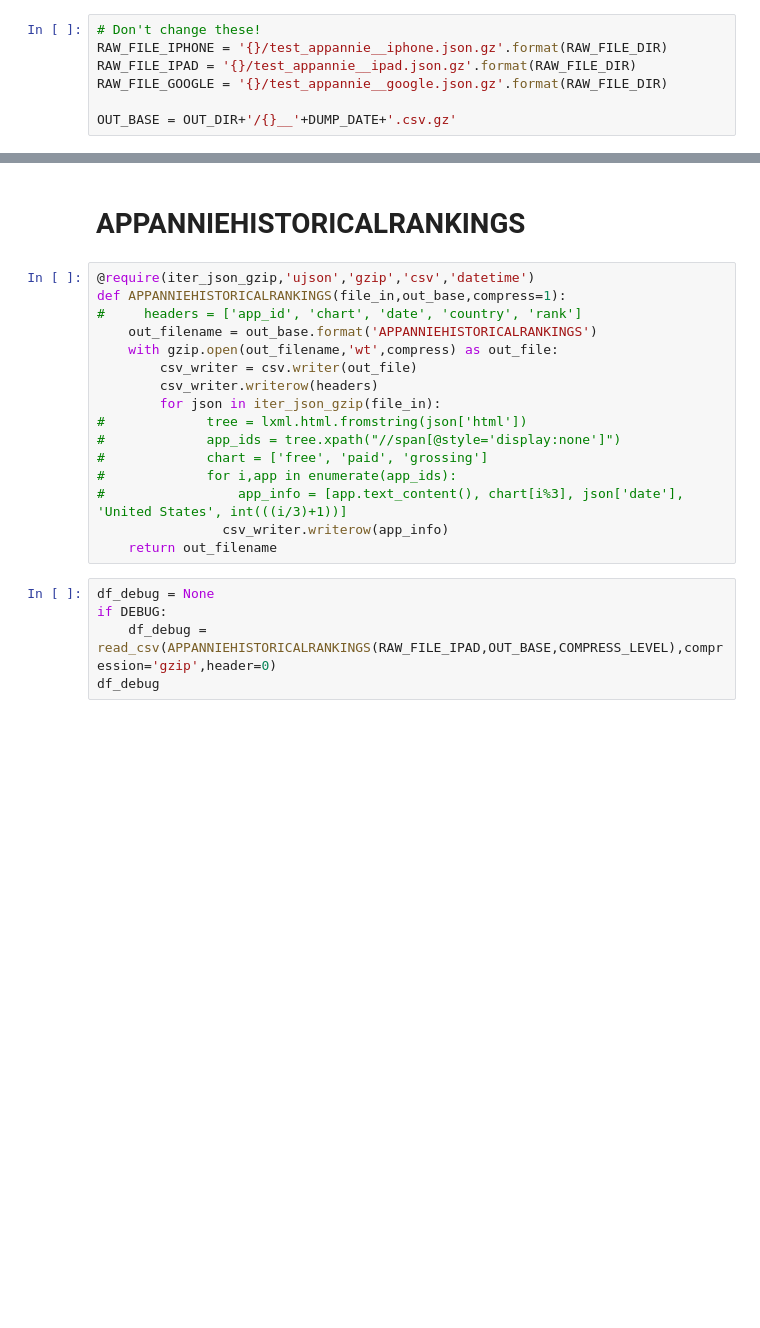
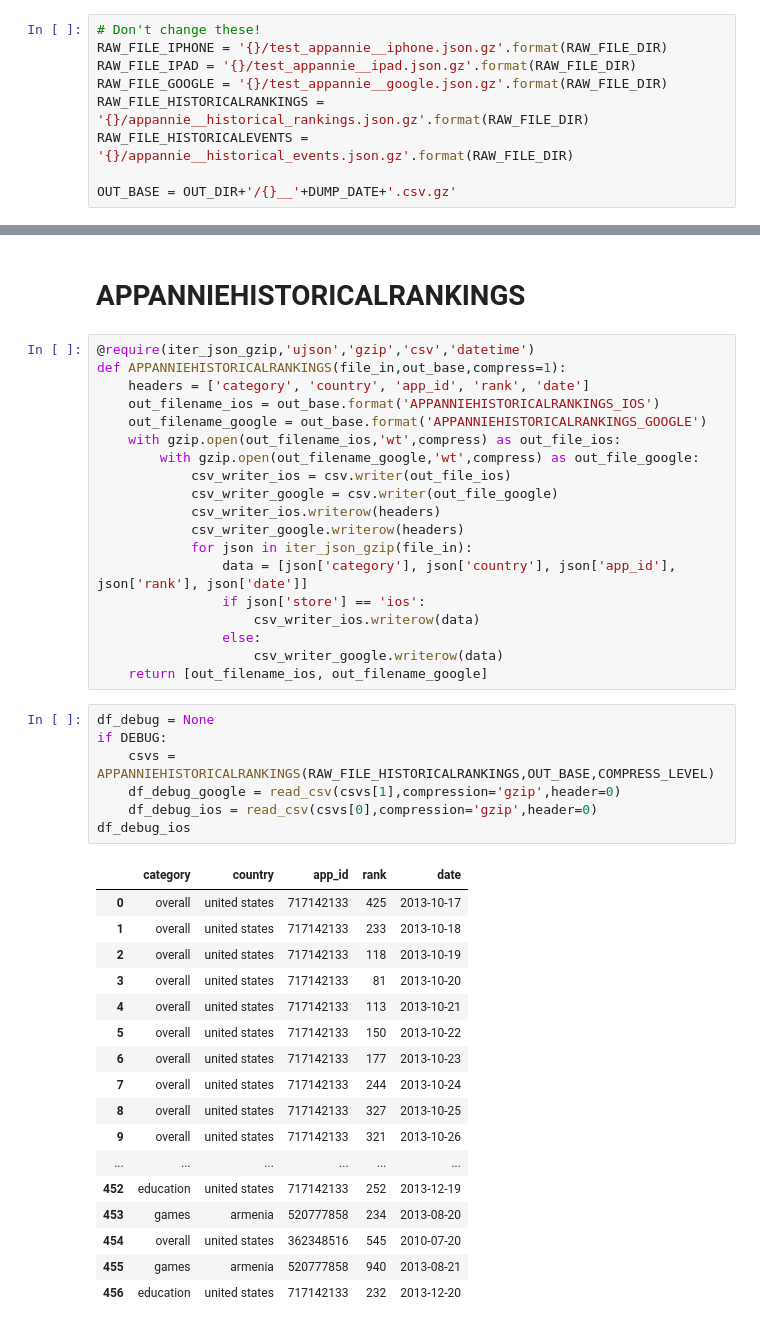
Before and after one commit to kushagrasharma/data_requests, a Jupyter notebook: appannie/AppAnnie.ipynb, the cells around one changed output, grey strips where cells are left out. Drawn from its saved outputs; the diff is of its cells as text; blank space fills up the shorter version.

```diff
--- a/appannie/AppAnnie.ipynb
+++ b/appannie/AppAnnie.ipynb
@@ -30,6 +30,8 @@ PARALLEL = 0
 RAW_FILE_IPHONE = '{}/test_appannie__iphone.json.gz'.format(RAW_FILE_DIR)
 RAW_FILE_IPAD = '{}/test_appannie__ipad.json.gz'.format(RAW_FILE_DIR)
 RAW_FILE_GOOGLE = '{}/test_appannie__google.json.gz'.format(RAW_FILE_DIR)
+RAW_FILE_HISTORICALRANKINGS = '{}/appannie__historical_rankings.json.gz'.format(RAW_FILE_DIR)
+RAW_FILE_HISTORICALEVENTS = '{}/appannie__historical_events.json.gz'.format(RAW_FILE_DIR)
 
 OUT_BASE = OUT_DIR+'/{}__'+DUMP_DATE+'.csv.gz'
 # %%
@@ -225,23 +278,46 @@ df_debug
 # %% [markdown]
 # APPANNIEHISTORICALRANKINGS
-# %%
-@require(iter_json_gzip,'ujson','gzip','csv','datetime')
-def APPANNIEHISTORICALRANKINGS(file_in,out_base,compress=1):
-#     headers = ['app_id', 'chart', 'date', 'country', 'rank']
-    out_filename = out_base.format('APPANNIEHISTORICALRANKINGS')
-    with gzip.open(out_filename,'wt',compress) as out_file:
-        csv_writer = csv.writer(out_file)
-        csv_writer.writerow(headers)
-        for json in iter_json_gzip(file_in):
-#             tree = lxml.html.fromstring(json['html'])
-#             app_ids = tree.xpath("//span[@style='display:none']")
-#             chart = ['free', 'paid', 'grossing']
-#             for i,app in enumerate(app_ids):
-#                 app_info = [app.text_content(), chart[i%3], json['date'], 'United States', int(((i/3)+1))]
-                csv_writer.writerow(app_info)
-    return out_filename
+# %%
+@require(iter_json_gzip,'ujson','gzip','csv','datetime')
+def APPANNIEHISTORICALRANKINGS(file_in,out_base,compress=1):
+    headers = ['category', 'country', 'app_id', 'rank', 'date']
+    out_filename_ios = out_base.format('APPANNIEHISTORICALRANKINGS_IOS')
+    out_filename_google = out_base.format('APPANNIEHISTORICALRANKINGS_GOOGLE')
+    with gzip.open(out_filename_ios,'wt',compress) as out_file_ios:
+        with gzip.open(out_filename_google,'wt',compress) as out_file_google:
+            csv_writer_ios = csv.writer(out_file_ios)
+            csv_writer_google = csv.writer(out_file_google)
+            csv_writer_ios.writerow(headers)
+            csv_writer_google.writerow(headers)
+            for json in iter_json_gzip(file_in):
+                data = [json['category'], json['country'], json['app_id'], json['rank'], json['date']]
+                if json['store'] == 'ios':
+                    csv_writer_ios.writerow(data)
+                else:
+                    csv_writer_google.writerow(data)
+    return [out_filename_ios, out_filename_google]
 # %%
 df_debug = None
 if DEBUG:
-    df_debug = read_csv(APPANNIEHISTORICALRANKINGS(RAW_FILE_IPAD,OUT_BASE,COMPRESS_LEVEL),compression='gzip',header=0)
-df_debug
+    csvs = APPANNIEHISTORICALRANKINGS(RAW_FILE_HISTORICALRANKINGS,OUT_BASE,COMPRESS_LEVEL)
+    df_debug_google = read_csv(csvs[1],compression='gzip',header=0)
+    df_debug_ios = read_csv(csvs[0],compression='gzip',header=0)
+df_debug_ios
+# %% [output]
+|  | category | country | app_id | rank | date |
+| 0 | overall | united states | 717142133 | 425 | 2013-10-17 |
+| 1 | overall | united states | 717142133 | 233 | 2013-10-18 |
+| 2 | overall | united states | 717142133 | 118 | 2013-10-19 |
+| 3 | overall | united states | 717142133 | 81 | 2013-10-20 |
+| 4 | overall | united states | 717142133 | 113 | 2013-10-21 |
+| 5 | overall | united states | 717142133 | 150 | 2013-10-22 |
+| 6 | overall | united states | 717142133 | 177 | 2013-10-23 |
+| 7 | overall | united states | 717142133 | 244 | 2013-10-24 |
+| 8 | overall | united states | 717142133 | 327 | 2013-10-25 |
+| 9 | overall | united states | 717142133 | 321 | 2013-10-26 |
+| ... | ... | ... | ... | ... | ... |
+| 452 | education | united states | 717142133 | 252 | 2013-12-19 |
+| 453 | games | armenia | 520777858 | 234 | 2013-08-20 |
+| 454 | overall | united states | 362348516 | 545 | 2010-07-20 |
+| 455 | games | armenia | 520777858 | 940 | 2013-08-21 |
+| 456 | education | united states | 717142133 | 232 | 2013-12-20 |
```
Also changed, not shown: parts of 10 cells of this notebook.
